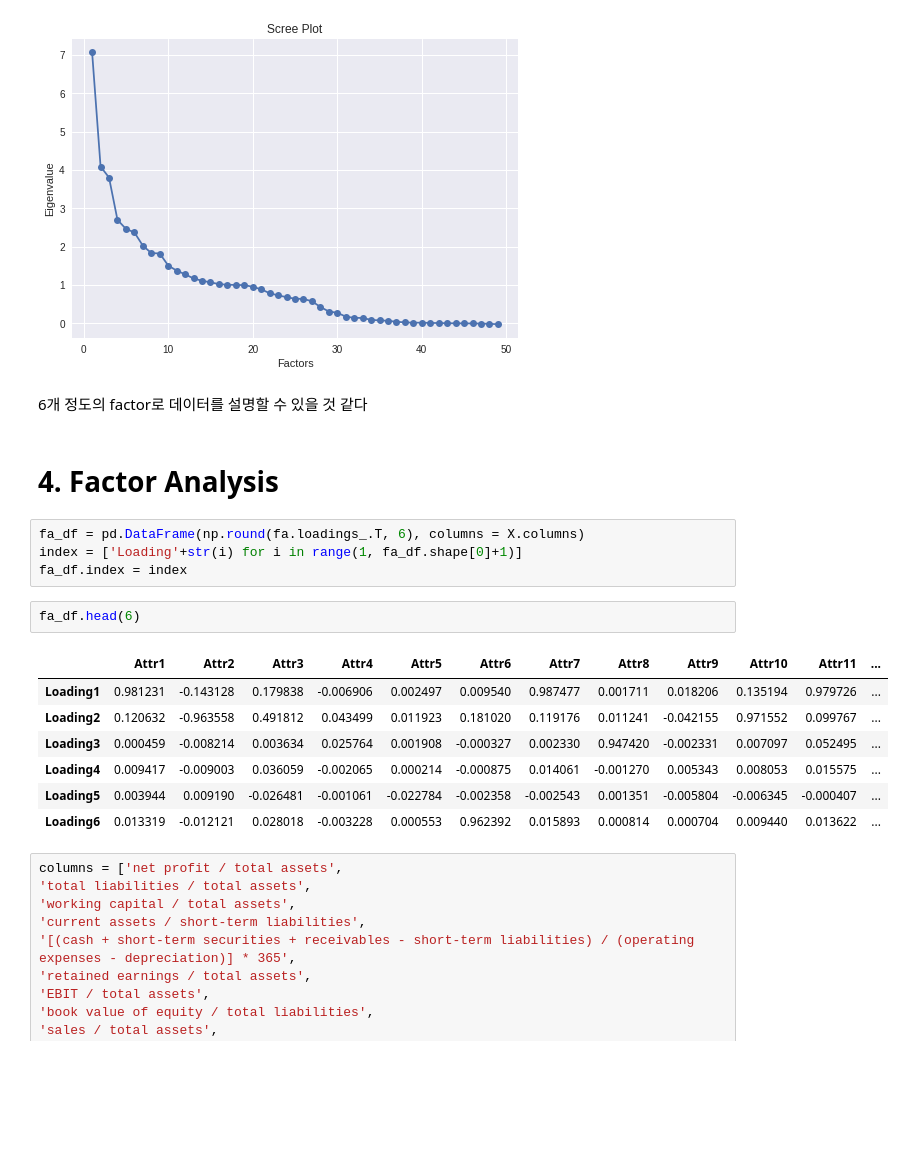
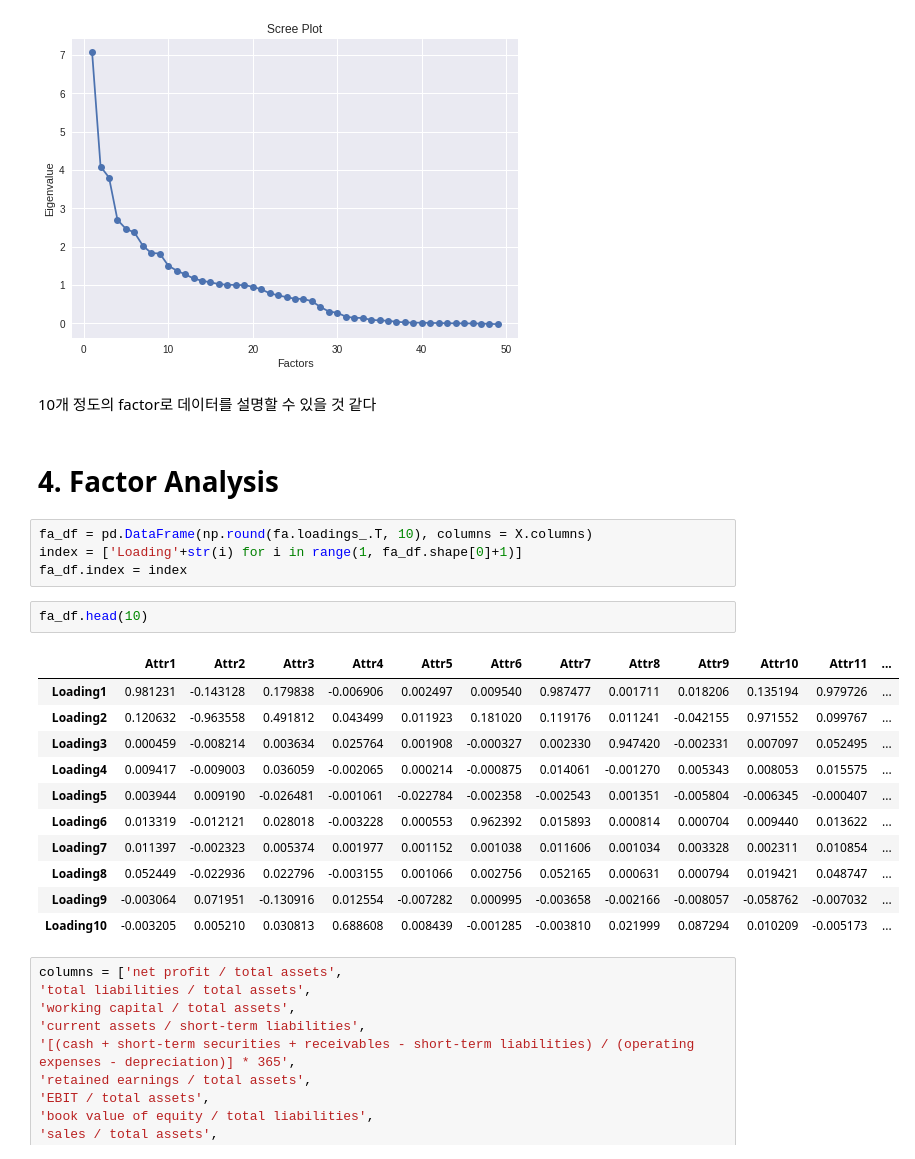
Before and after one commit to YonseiESC/ESC-20SPRING, a Jupyter notebook: 파이널 프로젝트/데이터/Classification_Bankruptcy/5조/EDA_정재은_FA.ipynb, the cells around one changed output. Saved outputs shown, nothing was run; the diff lists cells and outputs as text; blank space fills up the shorter version.

```diff
--- a/파이널 프로젝트/데이터/Classification_Bankruptcy/5조/EDA_정재은_FA.ipynb
+++ b/파이널 프로젝트/데이터/Classification_Bankruptcy/5조/EDA_정재은_FA.ipynb
@@ -89,23 +101,27 @@ plt.style.use('seaborn')
 # %% [output]
 [figure]
 # %% [markdown]
-6개 정도의 factor로 데이터를 설명할 수 있을 것 같다
+10개 정도의 factor로 데이터를 설명할 수 있을 것 같다
 # %% [markdown]
 # 4. Factor Analysis
 # %%
-fa_df = pd.DataFrame(np.round(fa.loadings_.T, 6), columns = X.columns)
+fa_df = pd.DataFrame(np.round(fa.loadings_.T, 10), columns = X.columns)
 index = ['Loading'+str(i) for i in range(1, fa_df.shape[0]+1)]
 fa_df.index = index
 # %%
-fa_df.head(6)
+fa_df.head(10)
 # %% [output]
 |  | Attr1 | Attr2 | Attr3 | Attr4 | Attr5 | Attr6 | Attr7 | Attr8 | Attr9 | Attr10 | Attr11 | ... |
 | Loading1 | 0.981231 | -0.143128 | 0.179838 | -0.006906 | 0.002497 | 0.009540 | 0.987477 | 0.001711 | 0.018206 | 0.135194 | 0.979726 | ... |
 | Loading2 | 0.120632 | -0.963558 | 0.491812 | 0.043499 | 0.011923 | 0.181020 | 0.119176 | 0.011241 | -0.042155 | 0.971552 | 0.099767 | ... |
 | Loading3 | 0.000459 | -0.008214 | 0.003634 | 0.025764 | 0.001908 | -0.000327 | 0.002330 | 0.947420 | -0.002331 | 0.007097 | 0.052495 | ... |
 | Loading4 | 0.009417 | -0.009003 | 0.036059 | -0.002065 | 0.000214 | -0.000875 | 0.014061 | -0.001270 | 0.005343 | 0.008053 | 0.015575 | ... |
 | Loading5 | 0.003944 | 0.009190 | -0.026481 | -0.001061 | -0.022784 | -0.002358 | -0.002543 | 0.001351 | -0.005804 | -0.006345 | -0.000407 | ... |
 | Loading6 | 0.013319 | -0.012121 | 0.028018 | -0.003228 | 0.000553 | 0.962392 | 0.015893 | 0.000814 | 0.000704 | 0.009440 | 0.013622 | ... |
+| Loading7 | 0.011397 | -0.002323 | 0.005374 | 0.001977 | 0.001152 | 0.001038 | 0.011606 | 0.001034 | 0.003328 | 0.002311 | 0.010854 | ... |
+| Loading8 | 0.052449 | -0.022936 | 0.022796 | -0.003155 | 0.001066 | 0.002756 | 0.052165 | 0.000631 | 0.000794 | 0.019421 | 0.048747 | ... |
+| Loading9 | -0.003064 | 0.071951 | -0.130916 | 0.012554 | -0.007282 | 0.000995 | -0.003658 | -0.002166 | -0.008057 | -0.058762 | -0.007032 | ... |
+| Loading10 | -0.003205 | 0.005210 | 0.030813 | 0.688608 | 0.008439 | -0.001285 | -0.003810 | 0.021999 | 0.087294 | 0.010209 | -0.005173 | ... |
 # %%
 columns = ['net profit / total assets',
 'total liabilities / total assets',
```
Also changed, not shown: parts of 5 cells of this notebook.
